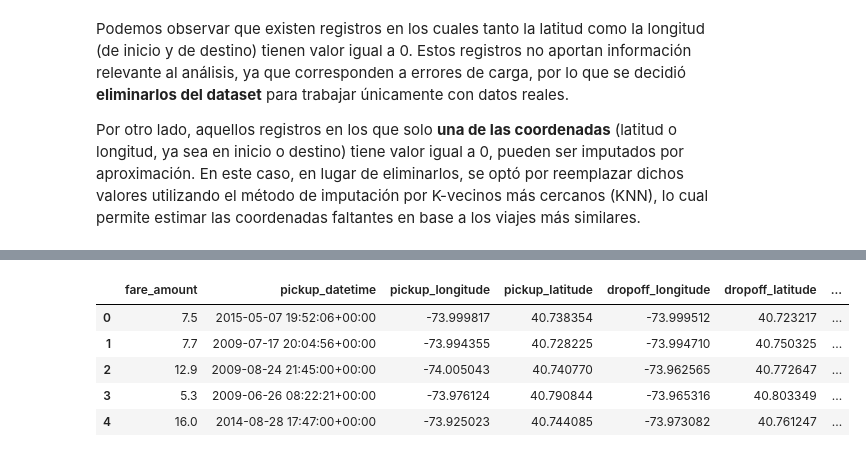
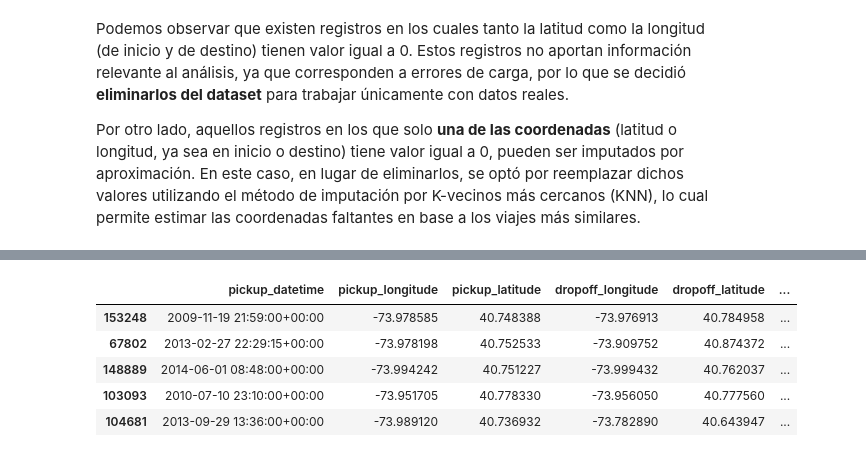
Before and after one commit to CaterinaMartinezD/AA1-TUIA-2025C1-Casado-MartinezDufour, a Jupyter notebook: TP-Regresion-AA1-2025C1.ipynb, the cells around one changed output, grey strips where cells are left out. Cells and saved outputs as stored; diff of their text form; code cells hidden in the pictures.

```diff
--- a/TP-Regresion-AA1-2025C1.ipynb
+++ b/TP-Regresion-AA1-2025C1.ipynb
@@ -95,8 +100,10 @@ Podemos observar a traves del 'df.info' que tenemos 200.000 datos donde las colu
 # %%
-df['pickup_datetime'] = pd.to_datetime(df['pickup_datetime'])                   # Cambia el tipo de dato object -> datetime
-df.dropna(inplace=True)                                                         # Elimina las filas con valores nulos
+# Cambia el tipo de dato object -> datetime
+X_train['pickup_datetime'] = pd.to_datetime(X_train['pickup_datetime'])
+# Elimina las filas con valores nulos
+#X_train.dropna(inplace=True)     #No haria falta lo hacemos con imputacion
 
 # Eliminación de columnas que no son de interes
-df = df.drop('key', axis = 1)
-df = df.drop('date', axis = 1)
+X_train = X_train.drop('key', axis = 1)
+X_train = X_train.drop('date', axis = 1)
 # %% [markdown]
@@ -150,9 +159,9 @@ Para solucionar este problema y no eliminar dichos registros, se decidió imputa
 # %%
 from sklearn.impute import SimpleImputer
 
-df.loc[df['passenger_count'] == 208, 'passenger_count'] = pd.NA
-df.loc[df['passenger_count'] == 0, 'passenger_count'] = pd.NA
+X_train.loc[X_train['passenger_count'] == 208, 'passenger_count'] = pd.NA
+X_train.loc[X_train['passenger_count'] == 0, 'passenger_count'] = pd.NA
 imputer = SimpleImputer(strategy='median')                                      # Imputar con la mediana
-df['passenger_count'] = imputer.fit_transform(df[['passenger_count']])
-df['passenger_count'] = df['passenger_count'].astype(int)
+X_train['passenger_count'] = imputer.fit_transform(X_train[['passenger_count']])
+X_train['passenger_count'] = X_train['passenger_count'].astype(int)
 # %%
@@ -235,18 +284,12 @@ Por otro lado, aquellos registros en los que solo **una de las coordenadas** (la
 # %%
 from sklearn.impute import KNNImputer
 
-# Eliminar filas con todas las coordenadas en 0
-indices_invalidos = df[(df['pickup_latitude'] == 0.00) &(df['dropoff_latitude'] == 0.00) &(df['pickup_longitude'] == 0.00) &(df['dropoff_longitude'] == 0.00)].index
-df = df.drop(indices_invalidos)
-
 columnas = ['pickup_longitude', 'pickup_latitude', 'dropoff_longitude', 'dropoff_latitude']
 #k muy pequeño → más sensible a ruido. k muy grande → valores muy suavizados, se pierde variabilidad real.
-# Reemplazar 0.0 por NaN para que KNNImputer los impute
-df[columnas] = df[columnas].replace(0.0, np.nan)
 
 # Crear imputador KNN
 knn_imputer = KNNImputer(n_neighbors=5)
-df[columnas] = knn_imputer.fit_transform(df[columnas]).round(6)
+X_train[columnas] = knn_imputer.fit_transform(X_train[columnas])
 # %%
 plt.figure(figsize=(24,5))
 
@@ -277,20 +320,20 @@ plt.show()
 # %%
 # Agregar mas caraterísticas a partir de las coordenadas geográficas
-df["delta_lat"] = df["dropoff_latitude"] - df["pickup_latitude"]
-df["delta_lon"] = df["dropoff_longitude"] - df["pickup_longitude"]
+X_train["delta_lat"] = X_train["dropoff_latitude"] - X_train["pickup_latitude"]
+X_train["delta_lon"] = X_train["dropoff_longitude"] - X_train["pickup_longitude"]
 
-df["distance_km"] = df.apply(
+X_train["distance_km"] = X_train.apply(
     lambda row: haversine(
         row["pickup_longitude"], row["pickup_latitude"],
         row["dropoff_longitude"], row["dropoff_latitude"]
     ),
     axis=1
 )
-df.head()
+X_train.head()
 # %% [output]
-|  | fare_amount | pickup_datetime | pickup_longitude | pickup_latitude | dropoff_longitude | dropoff_latitude | ... |
-| 0 | 7.5 | 2015-05-07 19:52:06+00:00 | -73.999817 | 40.738354 | -73.999512 | 40.723217 | ... |
-| 1 | 7.7 | 2009-07-17 20:04:56+00:00 | -73.994355 | 40.728225 | -73.994710 | 40.750325 | ... |
-| 2 | 12.9 | 2009-08-24 21:45:00+00:00 | -74.005043 | 40.740770 | -73.962565 | 40.772647 | ... |
-| 3 | 5.3 | 2009-06-26 08:22:21+00:00 | -73.976124 | 40.790844 | -73.965316 | 40.803349 | ... |
-| 4 | 16.0 | 2014-08-28 17:47:00+00:00 | -73.925023 | 40.744085 | -73.973082 | 40.761247 | ... |
+|  | pickup_datetime | pickup_longitude | pickup_latitude | dropoff_longitude | dropoff_latitude | ... |
+| 153248 | 2009-11-19 21:59:00+00:00 | -73.978585 | 40.748388 | -73.976913 | 40.784958 | ... |
+| 67802 | 2013-02-27 22:29:15+00:00 | -73.978198 | 40.752533 | -73.909752 | 40.874372 | ... |
+| 148889 | 2014-06-01 08:48:00+00:00 | -73.994242 | 40.751227 | -73.999432 | 40.762037 | ... |
+| 103093 | 2010-07-10 23:10:00+00:00 | -73.951705 | 40.778330 | -73.956050 | 40.777560 | ... |
+| 104681 | 2013-09-29 13:36:00+00:00 | -73.989120 | 40.736932 | -73.782890 | 40.643947 | ... |
```
Also changed, not shown: parts of 35 cells of this notebook, 1 other file.
